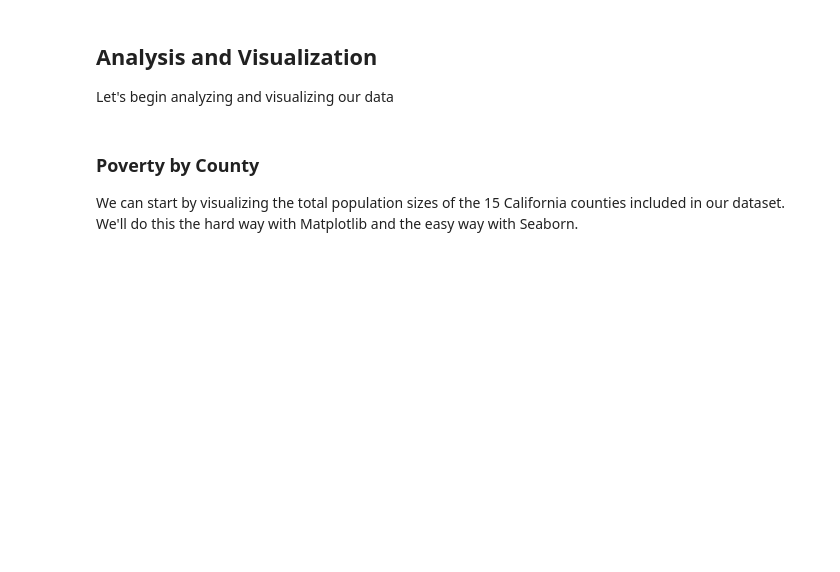
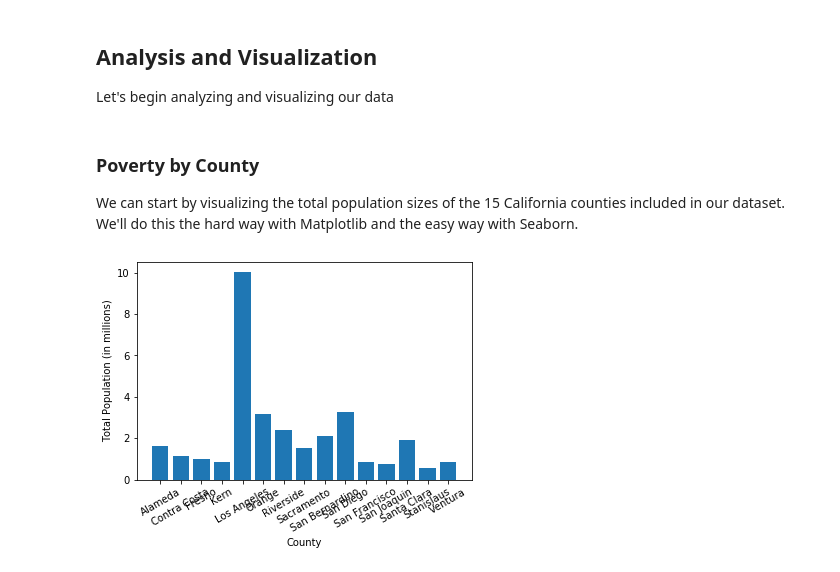
Before and after one commit to NWhite-7/Practice, a Jupyter notebook: ACS_CA_2017_analysis.ipynb, the cells around one changed output. Cells and saved outputs as stored; diff of their text form; code cells hidden in the pictures; blank space fills up the shorter version.

```diff
--- a/ACS_CA_2017_analysis.ipynb
+++ b/ACS_CA_2017_analysis.ipynb
@@ -133,3 +143,22 @@ Let's begin analyzing and visualizing our data
 ### Poverty by County
 
 We can start by visualizing the total population sizes of the 15 California counties included in our dataset. We'll do this the hard way with Matplotlib and the easy way with Seaborn.
+# %%
+county_x_values = range(len(data_county.county_population))
+
+ax = plt.subplot()
+
+plt.bar(county_x_values, data_county.county_population)
+
+plt.xlabel('County')
+plt.ylabel('Total Population (in millions)')
+
+ax.set_xticks(county_x_values)
+ax.set_xticklabels(data_county.county, rotation = 30)
+ax.set_yticks([0, 2000000, 4000000, 6000000, 8000000, 10000000])
+ax.set_yticklabels([0, 2, 4, 6, 8, 10])
+
+
+plt.show()
+# %% [output]
+[figure, added]
```
Also changed, not shown: parts of 5 cells of this notebook.
